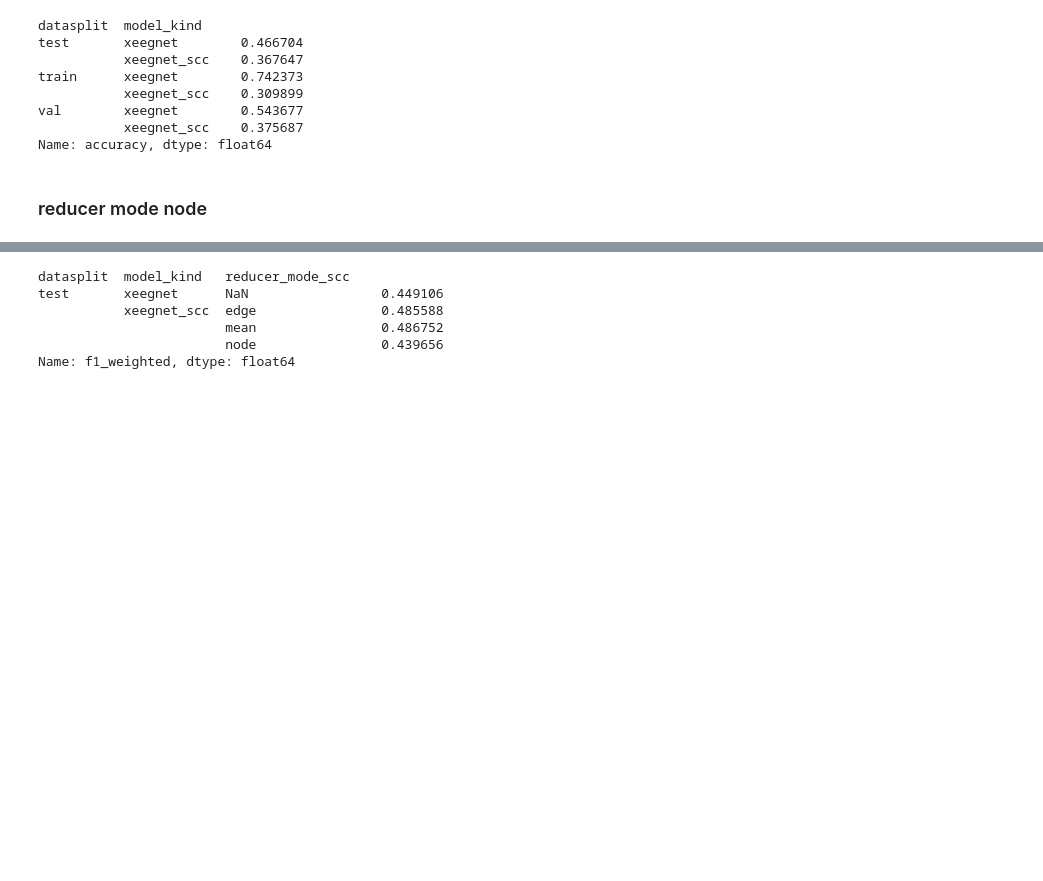
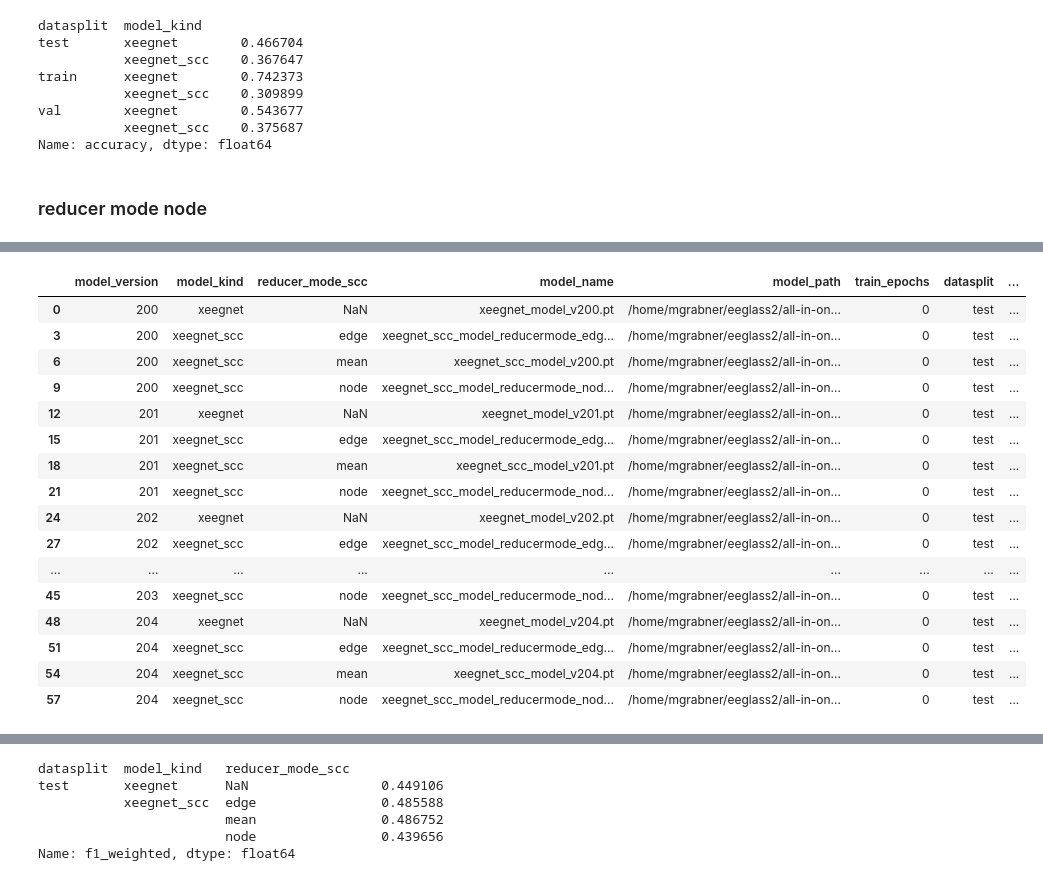
Before and after one commit to hereditary-eu/EEGlass, a Jupyter notebook: backend/experiments_xeegnet/adapt_selfeeg.ipynb, the cells around one changed output, grey strips where cells are left out. Cells and saved outputs as stored; diff of their text form; code cells hidden in the pictures; blank space fills up the shorter version.

```diff
--- a/backend/experiments_xeegnet/adapt_selfeeg.ipynb
+++ b/backend/experiments_xeegnet/adapt_selfeeg.ipynb
@@ -924,0 +939,21 @@ saved_model_results_df
+# %%
+saved_model_results_df
+saved_model_results_df[saved_model_results_df["datasplit"] == "test"]
+# %% [output]
+|  | model_version | model_kind | reducer_mode_scc | model_name | model_path | train_epochs | datasplit | ... |
+| 0 | 200 | xeegnet | NaN | xeegnet_model_v200.pt | /home/mgrabner/eeglass2/all-in-on... | 0 | test | ... |
+| 3 | 200 | xeegnet_scc | edge | xeegnet_scc_model_reducermode_edg... | /home/mgrabner/eeglass2/all-in-on... | 0 | test | ... |
+| 6 | 200 | xeegnet_scc | mean | xeegnet_scc_model_v200.pt | /home/mgrabner/eeglass2/all-in-on... | 0 | test | ... |
+| 9 | 200 | xeegnet_scc | node | xeegnet_scc_model_reducermode_nod... | /home/mgrabner/eeglass2/all-in-on... | 0 | test | ... |
+| 12 | 201 | xeegnet | NaN | xeegnet_model_v201.pt | /home/mgrabner/eeglass2/all-in-on... | 0 | test | ... |
+| 15 | 201 | xeegnet_scc | edge | xeegnet_scc_model_reducermode_edg... | /home/mgrabner/eeglass2/all-in-on... | 0 | test | ... |
+| 18 | 201 | xeegnet_scc | mean | xeegnet_scc_model_v201.pt | /home/mgrabner/eeglass2/all-in-on... | 0 | test | ... |
+| 21 | 201 | xeegnet_scc | node | xeegnet_scc_model_reducermode_nod... | /home/mgrabner/eeglass2/all-in-on... | 0 | test | ... |
+| 24 | 202 | xeegnet | NaN | xeegnet_model_v202.pt | /home/mgrabner/eeglass2/all-in-on... | 0 | test | ... |
+| 27 | 202 | xeegnet_scc | edge | xeegnet_scc_model_reducermode_edg... | /home/mgrabner/eeglass2/all-in-on... | 0 | test | ... |
+| ... | ... | ... | ... | ... | ... | ... | ... | ... |
+| 45 | 203 | xeegnet_scc | node | xeegnet_scc_model_reducermode_nod... | /home/mgrabner/eeglass2/all-in-on... | 0 | test | ... |
+| 48 | 204 | xeegnet | NaN | xeegnet_model_v204.pt | /home/mgrabner/eeglass2/all-in-on... | 0 | test | ... |
+| 51 | 204 | xeegnet_scc | edge | xeegnet_scc_model_reducermode_edg... | /home/mgrabner/eeglass2/all-in-on... | 0 | test | ... |
+| 54 | 204 | xeegnet_scc | mean | xeegnet_scc_model_v204.pt | /home/mgrabner/eeglass2/all-in-on... | 0 | test | ... |
+| 57 | 204 | xeegnet_scc | node | xeegnet_scc_model_reducermode_nod... | /home/mgrabner/eeglass2/all-in-on... | 0 | test | ... |
```
Also changed, not shown: parts of 28 cells of this notebook, 17 other files.
